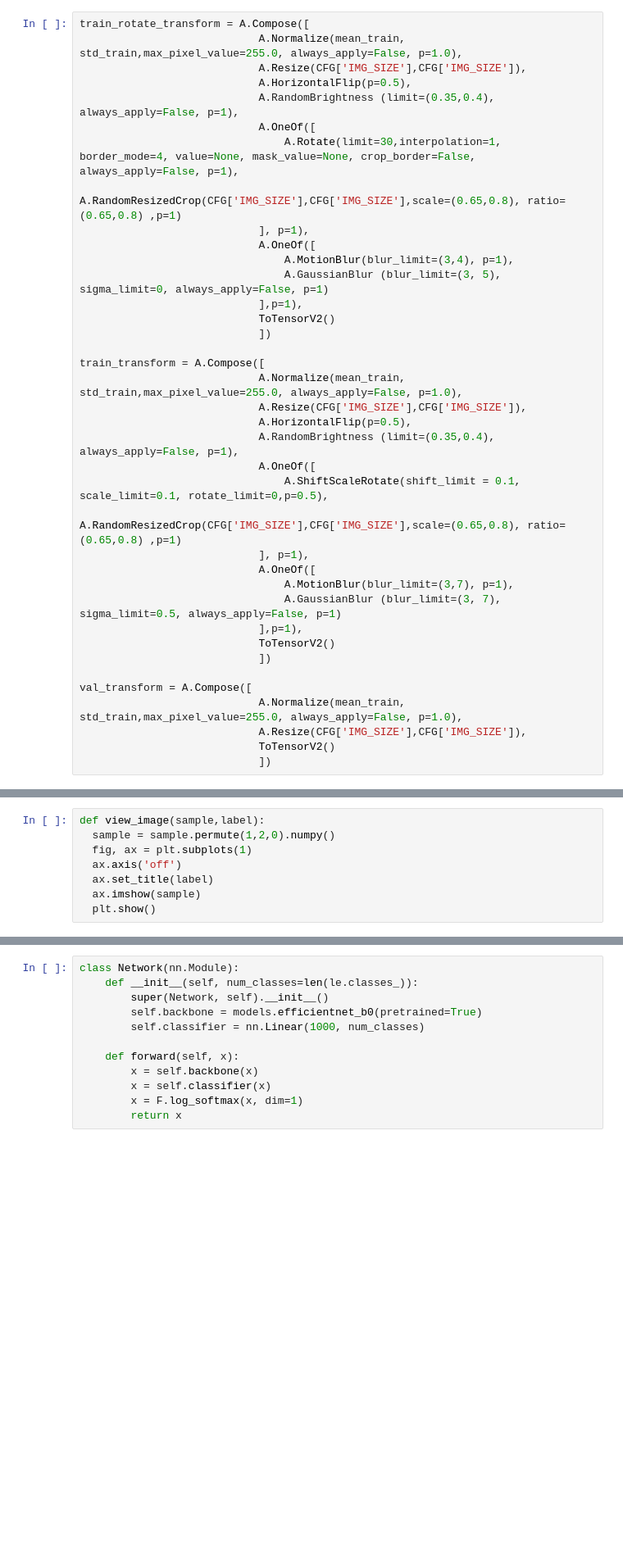
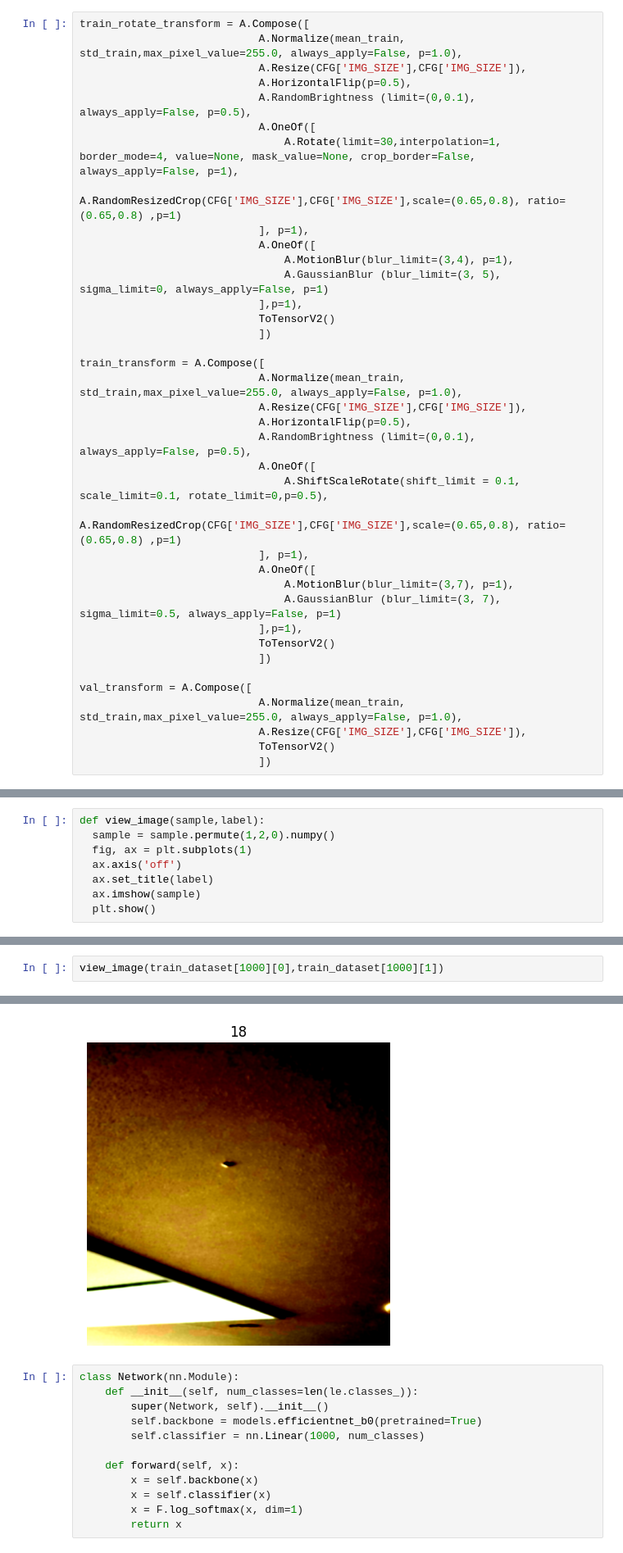
Before and after one commit to Gongsoo/Python3, a Jupyter notebook: study/paper/papering111.ipynb, the cells around one changed output, grey strips where cells are left out. Shown at 82% size. Cells and saved outputs as stored; diff of their text form; blank space fills up the shorter version.

```diff
--- a/study/paper/papering111.ipynb
+++ b/study/paper/papering111.ipynb
@@ -139,7 +137,7 @@ train_rotate_transform = A.Compose([
                             A.Normalize(mean_train, std_train,max_pixel_value=255.0, always_apply=False, p=1.0),
                             A.Resize(CFG['IMG_SIZE'],CFG['IMG_SIZE']),
                             A.HorizontalFlip(p=0.5),
-                            A.RandomBrightness (limit=(0.35,0.4), always_apply=False, p=1),
+                            A.RandomBrightness (limit=(0,0.1), always_apply=False, p=0.5),
                             A.OneOf([
                                 A.Rotate(limit=30,interpolation=1, border_mode=4, value=None, mask_value=None, crop_border=False, always_apply=False, p=1),
                                 A.RandomResizedCrop(CFG['IMG_SIZE'],CFG['IMG_SIZE'],scale=(0.65,0.8), ratio=(0.65,0.8) ,p=1)
@@ -155,7 +153,7 @@ train_transform = A.Compose([
                             A.Normalize(mean_train, std_train,max_pixel_value=255.0, always_apply=False, p=1.0),
                             A.Resize(CFG['IMG_SIZE'],CFG['IMG_SIZE']),
                             A.HorizontalFlip(p=0.5),
-                            A.RandomBrightness (limit=(0.35,0.4), always_apply=False, p=1),
+                            A.RandomBrightness (limit=(0,0.1), always_apply=False, p=0.5),
                             A.OneOf([
                                 A.ShiftScaleRotate(shift_limit = 0.1, scale_limit=0.1, rotate_limit=0,p=0.5),
                                 A.RandomResizedCrop(CFG['IMG_SIZE'],CFG['IMG_SIZE'],scale=(0.65,0.8), ratio=(0.65,0.8) ,p=1)
@@ -192,0 +189,3 @@ WARNING:matplotlib.image:Clipping input data to the valid range for imshow with
+# %%
+view_image(train_dataset[1000][0],train_dataset[1000][1])
+# %% [output]
@@ -193,3 +193,4 @@ WARNING:matplotlib.image:Clipping input data to the valid range for imshow with
+[figure, added]
 # %%
 class Network(nn.Module):
     def __init__(self, num_classes=len(le.classes_)):
```
Also changed, not shown: parts of 12 cells of this notebook.
